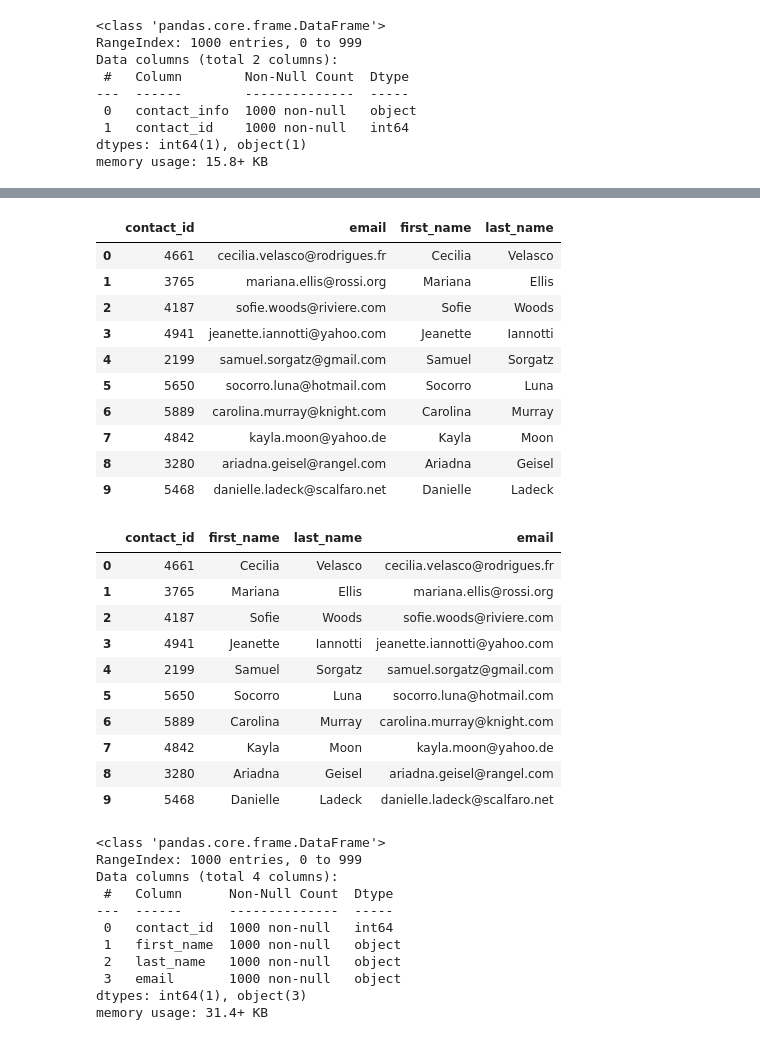
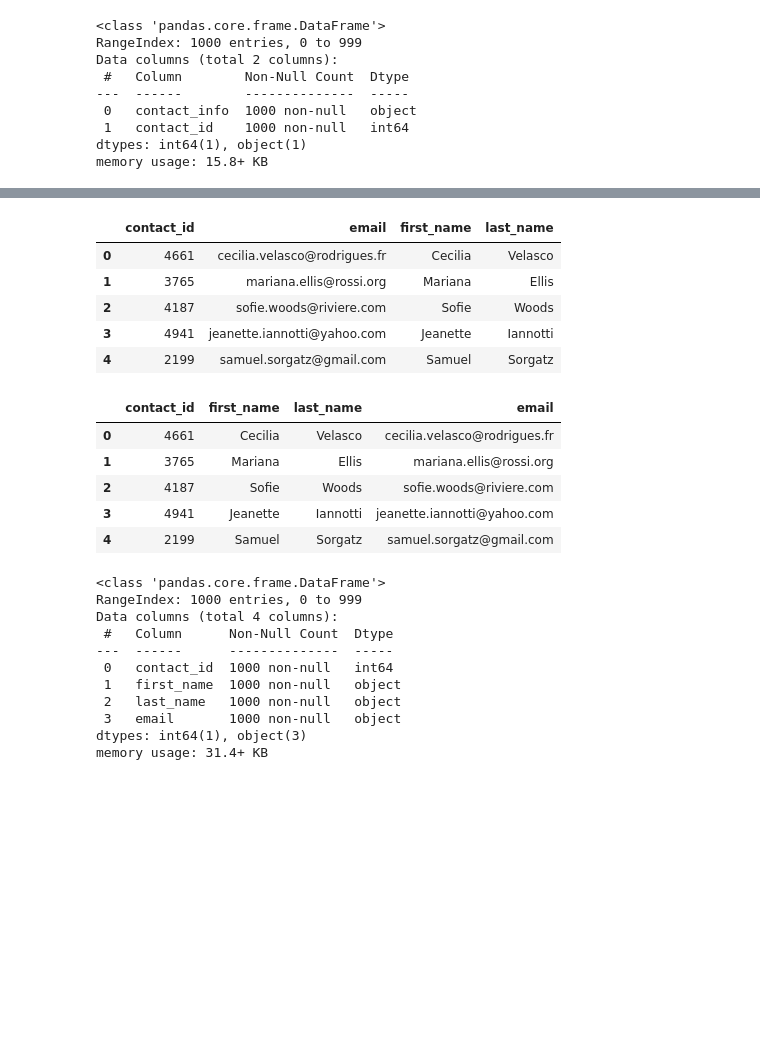
Before and after one commit to angelanarag/Crowdfunding_ETL, a Jupyter notebook: ETL_Mini_Project_ANarag.ipynb, the cells around one changed output, grey strips where cells are left out. Saved outputs shown, nothing was run; the diff lists cells and outputs as text; code cells hidden in the pictures; blank space fills up the shorter version.

```diff
--- a/ETL_Mini_Project_ANarag.ipynb
+++ b/ETL_Mini_Project_ANarag.ipynb
@@ -438,6 +539,8 @@ dtypes: object(2)
 memory usage: 15.8+ KB
 # %%
 # Convert the "contact_id" column to an int64 data type.
+contact_info_opt2_df['contact_id'] = contact_info_opt2_df['contact_id'].astype(int)
+contact_info_opt2_df.info()
 # %% [output]
 <class 'pandas.core.frame.DataFrame'>
 RangeIndex: 1000 entries, 0 to 999
@@ -450,6 +553,8 @@ dtypes: int64(1), object(1)
 memory usage: 15.8+ KB
 # %%
 # Extract the name of the contact and add it to a new column.
+contact_info_opt2_df['name'] = contact_info_opt2_df['contact_info'].str.extract(r'"name": "(\S+ \S+)"')
+contact_info_opt2_df.head()
 # %% [output]
 |  | contact_info | contact_id | name |
 | 0 | {"contact_id": 4661, "name": "Cec... | 4661 | Cecilia Velasco |
@@ -465,5 +565,7 @@ memory usage: 15.8+ KB
 # %%
 # Extract the email from the contacts and add the values to a new column.
+contact_info_opt2_df[['email']] = contact_info_opt2_df['contact_info'].str.extract(r'"email": "([\w\.\-]+@[\w\.\-]+)"')
+contact_info_opt2_df.head()
 # %% [output]
 |  | contact_info | contact_id | name | email |
 | 0 | {"contact_id": 4661, "name": "Cec... | 4661 | Cecilia Velasco | cecilia.velasco@rodrigues.fr |
@@ -479,5 +576,7 @@ memory usage: 15.8+ KB
 # %%
 # Create a copy of the contact_info_df with the 'contact_id', 'name', 'email' columns.
+contact_info_opt2_df_copy = contact_info_opt2_df[['contact_id', 'name', 'email']]
+contact_info_opt2_df_copy.head()
 # %% [output]
 |  | contact_id | name | email |
 | 0 | 4661 | Cecilia Velasco | cecilia.velasco@rodrigues.fr |
@@ -493,22 +587,21 @@ memory usage: 15.8+ KB
 # %%
 # Create a "first"name" and "last_name" column with the first and last names from the "name" column.
-
+contact_info_opt2_df_copy[['first_name', 'last_name']] = contact_info_opt2_df_copy['name'].str.split(' ', n=1, expand=True)
 
 # Drop the contact_name column
+contact_clean = contact_info_opt2_df_copy.drop(['name'], axis=1)
+contact_clean.head()
 # %% [output]
 |  | contact_id | email | first_name | last_name |
 | 0 | 4661 | cecilia.velasco@rodrigues.fr | Cecilia | Velasco |
 | 1 | 3765 | mariana.ellis@rossi.org | Mariana | Ellis |
 | 2 | 4187 | sofie.woods@riviere.com | Sofie | Woods |
 | 3 | 4941 | jeanette.iannotti@yahoo.com | Jeanette | Iannotti |
 | 4 | 2199 | samuel.sorgatz@gmail.com | Samuel | Sorgatz |
-| 5 | 5650 | socorro.luna@hotmail.com | Socorro | Luna |
-| 6 | 5889 | carolina.murray@knight.com | Carolina | Murray |
-| 7 | 4842 | kayla.moon@yahoo.de | Kayla | Moon |
-| 8 | 3280 | ariadna.geisel@rangel.com | Ariadna | Geisel |
-| 9 | 5468 | danielle.ladeck@scalfaro.net | Danielle | Ladeck |
 # %%
 # Reorder the columns
+contact_clean = contact_clean[['contact_id', 'first_name', 'last_name', 'email']]
+contact_clean.head()
 # %% [output]
 |  | contact_id | first_name | last_name | email |
 | 0 | 4661 | Cecilia | Velasco | cecilia.velasco@rodrigues.fr |
@@ -516,10 +609,5 @@ memory usage: 15.8+ KB
 | 2 | 4187 | Sofie | Woods | sofie.woods@riviere.com |
 | 3 | 4941 | Jeanette | Iannotti | jeanette.iannotti@yahoo.com |
 | 4 | 2199 | Samuel | Sorgatz | samuel.sorgatz@gmail.com |
-| 5 | 5650 | Socorro | Luna | socorro.luna@hotmail.com |
-| 6 | 5889 | Carolina | Murray | carolina.murray@knight.com |
-| 7 | 4842 | Kayla | Moon | kayla.moon@yahoo.de |
-| 8 | 3280 | Ariadna | Geisel | ariadna.geisel@rangel.com |
-| 9 | 5468 | Danielle | Ladeck | danielle.ladeck@scalfaro.net |
 # %%
 # Check the datatypes one more time before exporting as CSV file.
```
Also changed, not shown: parts of 21 cells of this notebook, 4 other files.
